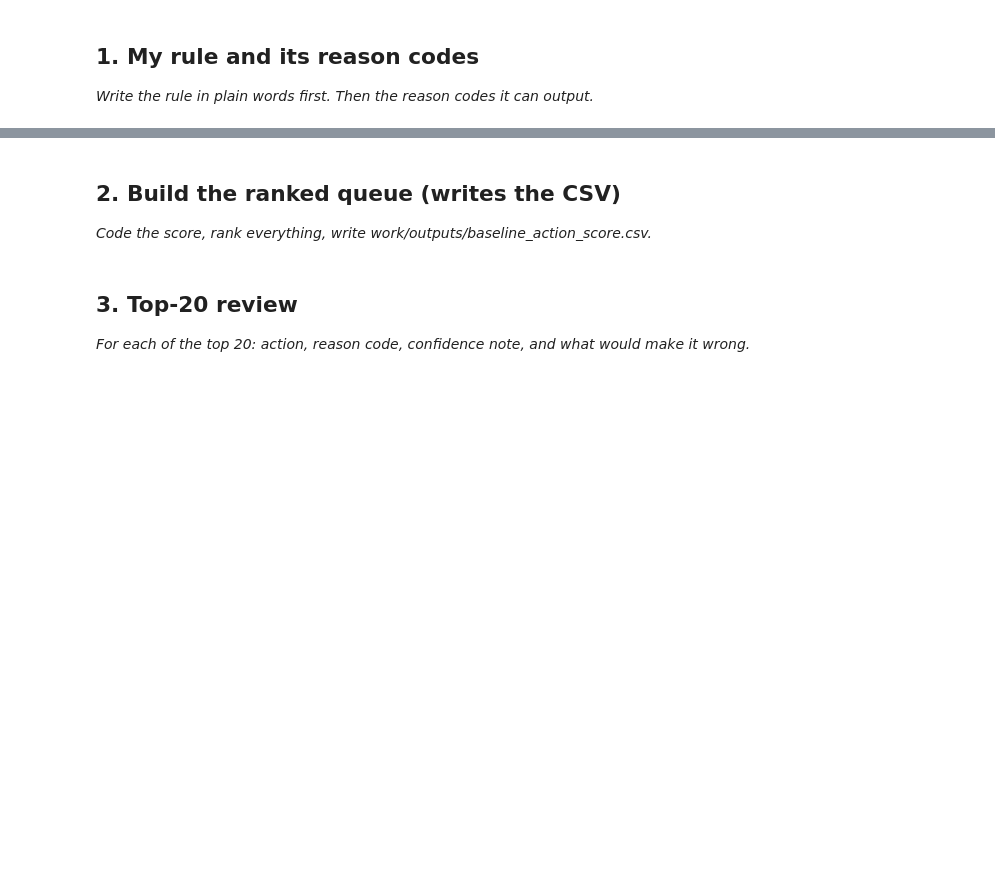
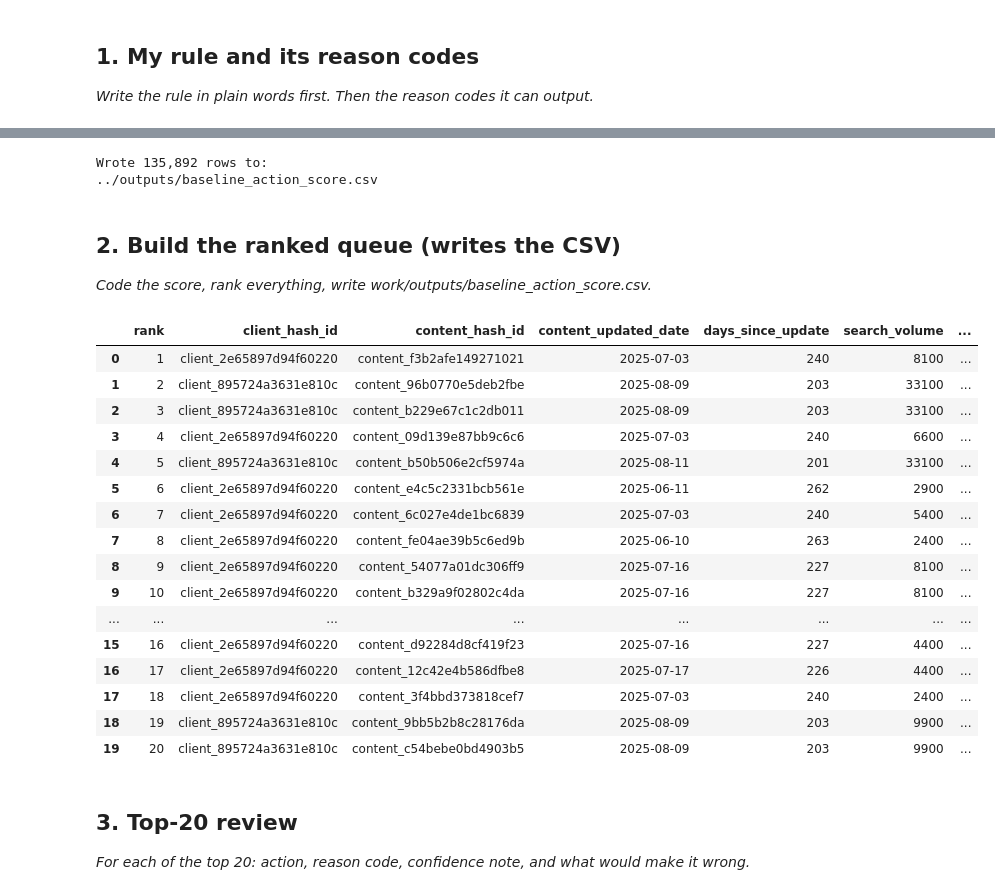
Before and after one commit to Veduisback/flyrank-ml-internship-starter, a Jupyter notebook: work/notebooks/w04_baseline_score.ipynb, the cells around one changed output, grey strips where cells are left out. Saved outputs shown, nothing was run; the diff lists cells and outputs as text; code cells hidden in the pictures; blank space fills up the shorter version.

```diff
--- a/work/notebooks/w04_baseline_score.ipynb
+++ b/work/notebooks/w04_baseline_score.ipynb
@@ -6,3 +6,27 @@
 This skeleton is yours to fill. Work the sections **in order** — each one has a one-line hint. Simple words, honest numbers.
 
 > Working with an AI assistant? Tell it to read `skills/README.md` first and load the one skill this assignment names on its card.
+# %%
+import duckdb
+from google.colab import userdata
+
+HF_TOKEN = userdata.get("HF_TOKEN")
+
+print("HF token loaded:", HF_TOKEN is not None)
+
+con = duckdb.connect()
+
+con.execute("INSTALL httpfs")
+con.execute("LOAD httpfs")
+
+con.execute("INSTALL azure")
+con.execute("LOAD azure")
+
+con.execute(f"""
+    CREATE OR REPLACE SECRET hf_secret (
+        TYPE HUGGINGFACE,
+        TOKEN '{HF_TOKEN}'
+    )
+""")
+
+print("DuckDB + Hugging Face ready.")
@@ -16,3 +450,16 @@ This skeleton is yours to fill. Work the sections **in order** — each one has
+# %%
+from pathlib import Path
+
+OUTPUT_PATH = Path("../outputs/baseline_action_score.csv")
+OUTPUT_PATH.parent.mkdir(parents=True, exist_ok=True)
+
+baseline_queue.to_csv(OUTPUT_PATH, index=False)
+
+print(f"Wrote {len(baseline_queue):,} rows to:")
+print(OUTPUT_PATH)
+# %% [output]
+Wrote 135,892 rows to:
+../outputs/baseline_action_score.csv
 # %% [markdown]
 ## 2. Build the ranked queue (writes the CSV)
 
@@ -23,3 +467,39 @@ This skeleton is yours to fill. Work the sections **in order** — each one has
+# %%
+top20 = baseline_queue.head(20).copy()
+
+display(
+    top20[
+        [
+            "rank",
+            "client_hash_id",
+            "content_hash_id",
+            "content_updated_date",
+            "days_since_update",
+            "search_volume",
+            "score",
+            "reason_code",
+            "action",
+        ]
+    ]
+)
+# %% [output]
+|  | rank | client_hash_id | content_hash_id | content_updated_date | days_since_update | search_volume | ... |
+| 0 | 1 | client_2e65897d94f60220 | content_f3b2afe149271021 | 2025-07-03 | 240 | 8100 | ... |
+| 1 | 2 | client_895724a3631e810c | content_96b0770e5deb2fbe | 2025-08-09 | 203 | 33100 | ... |
+| 2 | 3 | client_895724a3631e810c | content_b229e67c1c2db011 | 2025-08-09 | 203 | 33100 | ... |
+| 3 | 4 | client_2e65897d94f60220 | content_09d139e87bb9c6c6 | 2025-07-03 | 240 | 6600 | ... |
+| 4 | 5 | client_895724a3631e810c | content_b50b506e2cf5974a | 2025-08-11 | 201 | 33100 | ... |
+| 5 | 6 | client_2e65897d94f60220 | content_e4c5c2331bcb561e | 2025-06-11 | 262 | 2900 | ... |
+| 6 | 7 | client_2e65897d94f60220 | content_6c027e4de1bc6839 | 2025-07-03 | 240 | 5400 | ... |
+| 7 | 8 | client_2e65897d94f60220 | content_fe04ae39b5c6ed9b | 2025-06-10 | 263 | 2400 | ... |
+| 8 | 9 | client_2e65897d94f60220 | content_54077a01dc306ff9 | 2025-07-16 | 227 | 8100 | ... |
+| 9 | 10 | client_2e65897d94f60220 | content_b329a9f02802c4da | 2025-07-16 | 227 | 8100 | ... |
+| ... | ... | ... | ... | ... | ... | ... | ... |
+| 15 | 16 | client_2e65897d94f60220 | content_d92284d8cf419f23 | 2025-07-16 | 227 | 4400 | ... |
+| 16 | 17 | client_2e65897d94f60220 | content_12c42e4b586dfbe8 | 2025-07-17 | 226 | 4400 | ... |
+| 17 | 18 | client_2e65897d94f60220 | content_3f4bbd373818cef7 | 2025-07-03 | 240 | 2400 | ... |
+| 18 | 19 | client_895724a3631e810c | content_9bb5b2b8c28176da | 2025-08-09 | 203 | 9900 | ... |
+| 19 | 20 | client_895724a3631e810c | content_c54bebe0bd4903b5 | 2025-08-09 | 203 | 9900 | ... |
 # %% [markdown]
 ## 3. Top-20 review
 
```
Also changed, not shown: parts of 15 cells of this notebook.
